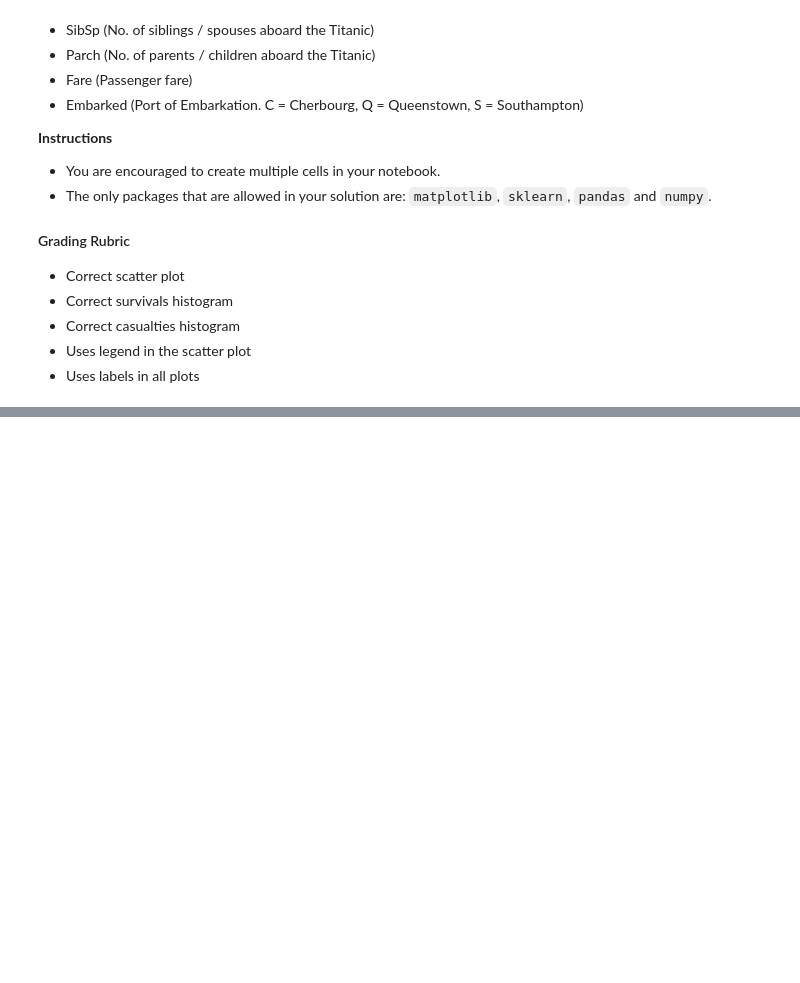
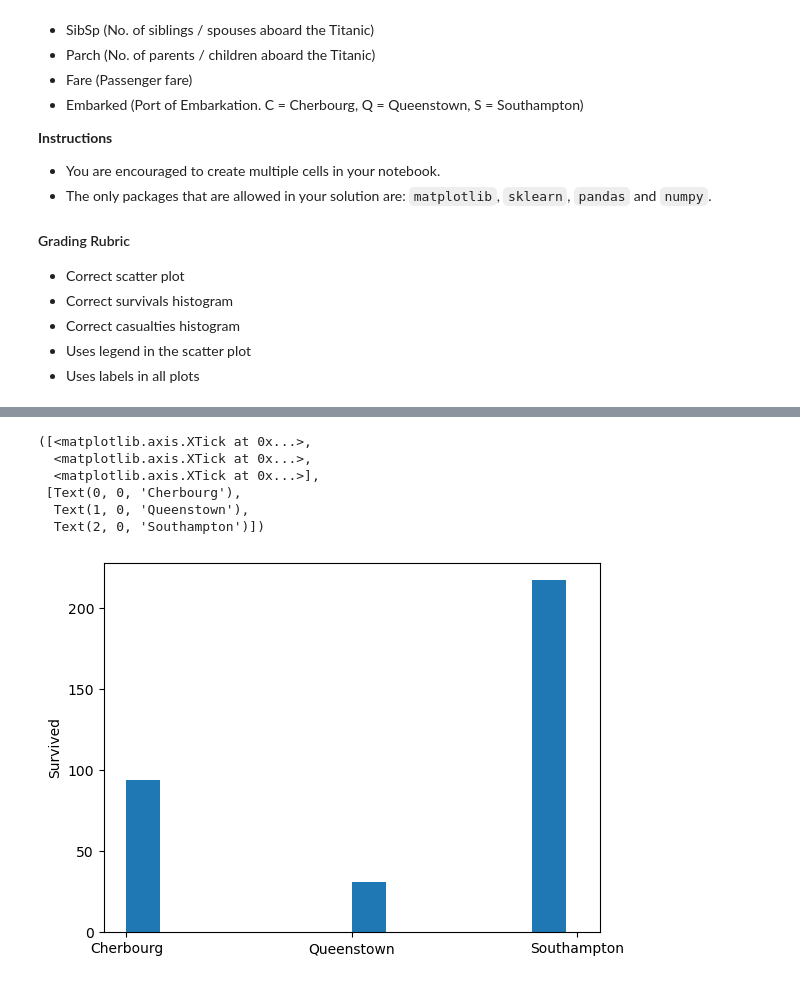
Before and after one commit to UGA-CSCI1360/assignment-6-hes44190, a Jupyter notebook: question2.ipynb, the cells around one changed output, grey strips where cells are left out. Drawn from its saved outputs; the diff is of its cells as text; code cells hidden in the pictures; blank space fills up the shorter version.

```diff
--- a/question2.ipynb
+++ b/question2.ipynb
@@ -50,0 +177,3 @@ The dataset contains the following features:
+# %%
+survived2=survived.sort_values("Embarked")
+survived2
@@ -50,0 +194,12 @@ The dataset contains the following features:
+# %%
+plot.hist(survived2["Embarked"],width=.15)
+plot.ylabel("Survived")
+plot.xticks(ticks=[0, 1, 2], labels=['Cherbourg', 'Queenstown', 'Southampton'])
+# %% [output]
+([<matplotlib.axis.XTick at 0x...>,
+  <matplotlib.axis.XTick at 0x...>,
+  <matplotlib.axis.XTick at 0x...>],
+ [Text(0, 0, 'Cherbourg'),
+  Text(1, 0, 'Queenstown'),
+  Text(2, 0, 'Southampton')])
+[figure, added]
```
Also changed, not shown: parts of 14 cells of this notebook, 2 other files.
